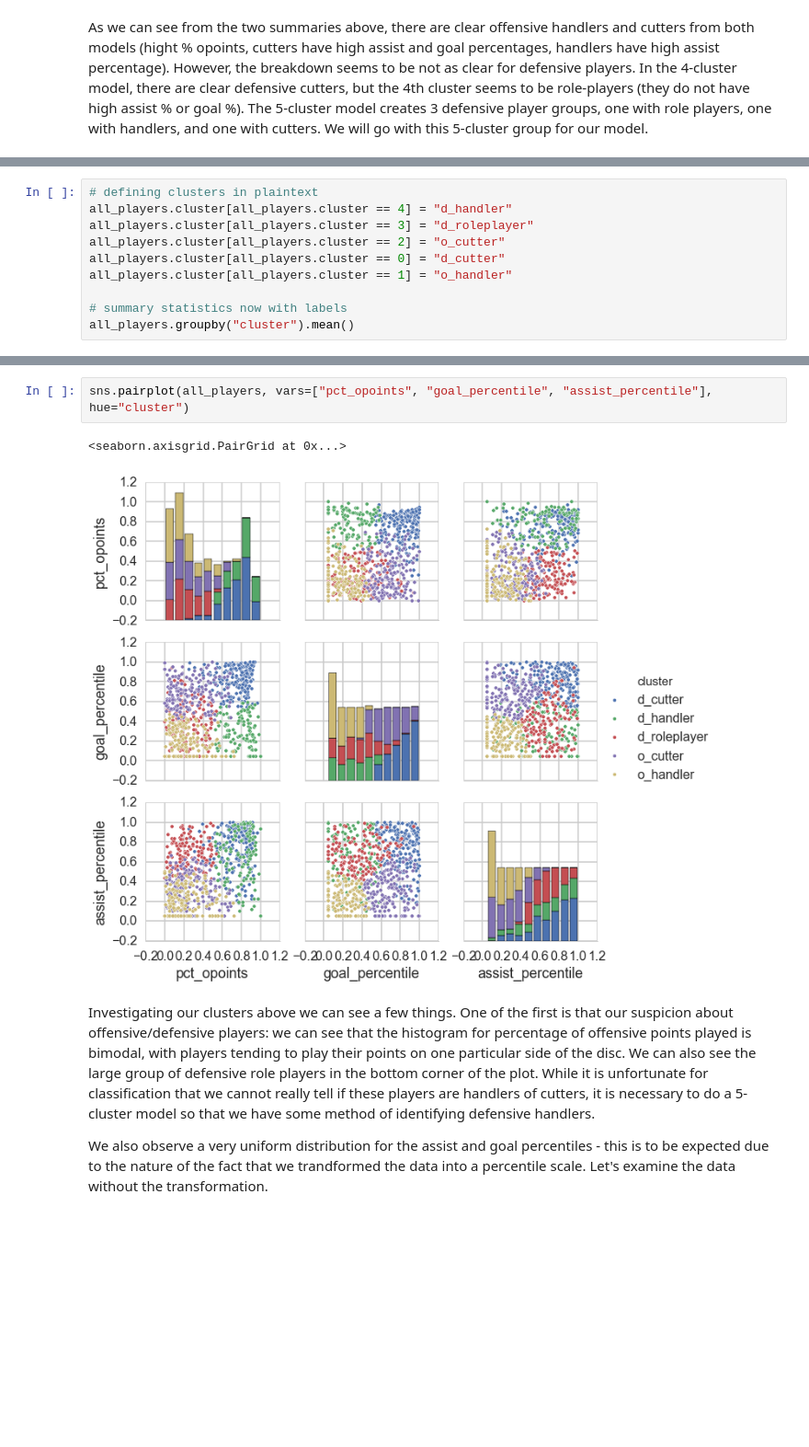
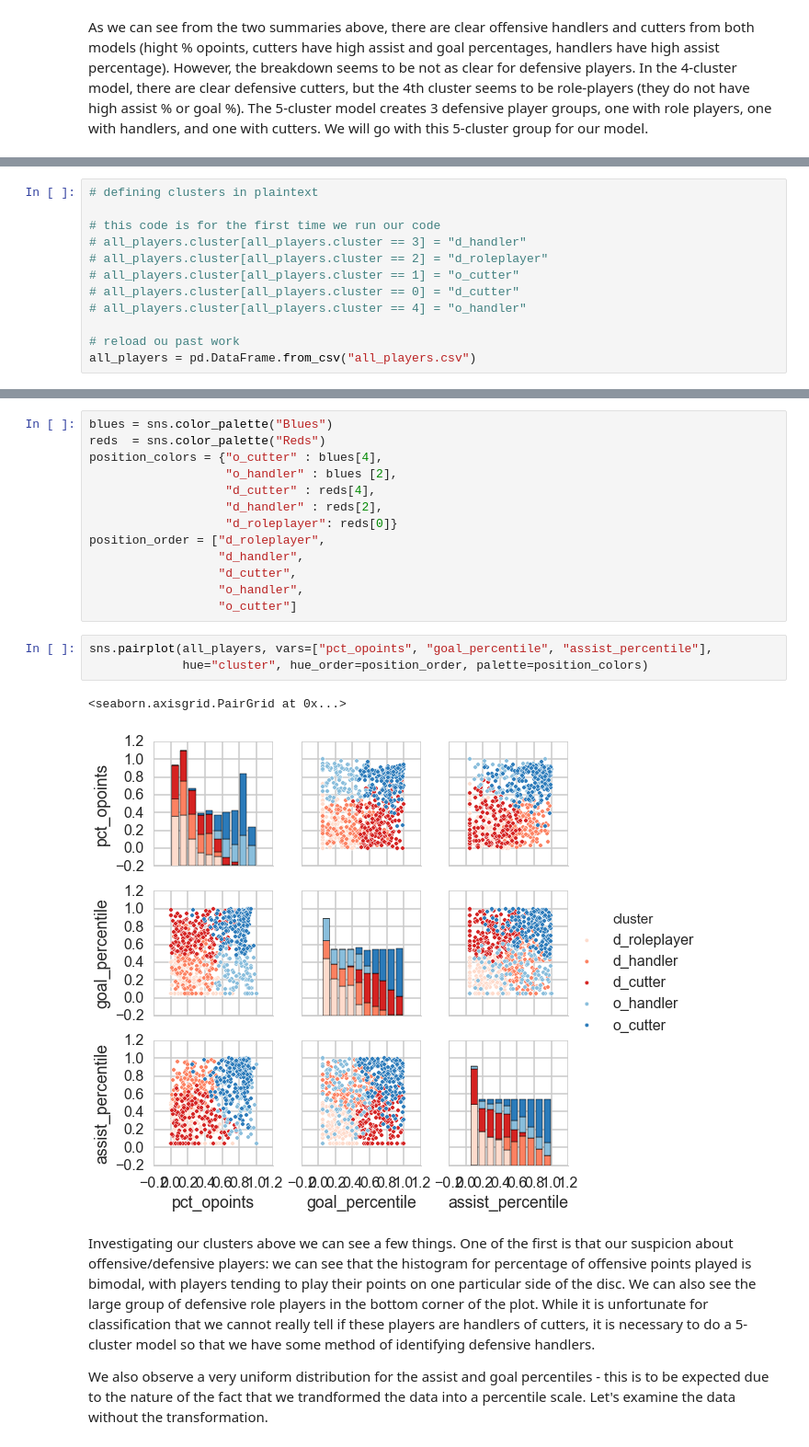
Before and after one commit to karinehsu/cs109-final-project, a Jupyter notebook: MASTER.ipynb, the cells around one changed output, grey strips where cells are left out. Shown at 92% size. Saved outputs shown, nothing was run; the diff lists cells and outputs as text; blank space fills up the shorter version.

Commit message:
Add player-cluster to master processbook

```diff
--- a/MASTER.ipynb
+++ b/MASTER.ipynb
@@ -714,10 +630,12 @@ As we can see from the two summaries above, there are clear offensive handlers a
 # %%
 # defining clusters in plaintext
-all_players.cluster[all_players.cluster == 4] = "d_handler"
-all_players.cluster[all_players.cluster == 3] = "d_roleplayer"
-all_players.cluster[all_players.cluster == 2] = "o_cutter"
-all_players.cluster[all_players.cluster == 0] = "d_cutter"
-all_players.cluster[all_players.cluster == 1] = "o_handler"
 
-# summary statistics now with labels
-all_players.groupby("cluster").mean()
+# this code is for the first time we run our code
+# all_players.cluster[all_players.cluster == 3] = "d_handler"
+# all_players.cluster[all_players.cluster == 2] = "d_roleplayer"
+# all_players.cluster[all_players.cluster == 1] = "o_cutter"
+# all_players.cluster[all_players.cluster == 0] = "d_cutter"
+# all_players.cluster[all_players.cluster == 4] = "o_handler"
+
+# reload ou past work
+all_players = pd.DataFrame.from_csv("all_players.csv")
@@ -736,8 +642,22 @@ See the the caveats in the documentation: http://pandas.pydata.org/pandas-docs/s
+# %%
+blues = sns.color_palette("Blues")
+reds  = sns.color_palette("Reds")
+position_colors = {"o_cutter" : blues[4],
+                   "o_handler" : blues [2],
+                   "d_cutter" : reds[4],
+                   "d_handler" : reds[2],
+                   "d_roleplayer": reds[0]}
+position_order = ["d_roleplayer",
+                  "d_handler",
+                  "d_cutter",
+                  "o_handler",
+                  "o_cutter"]
 # %%
-sns.pairplot(all_players, vars=["pct_opoints", "goal_percentile", "assist_percentile"], hue="cluster")
+sns.pairplot(all_players, vars=["pct_opoints", "goal_percentile", "assist_percentile"],
+             hue="cluster", hue_order=position_order, palette=position_colors)
 # %% [output]
 <seaborn.axisgrid.PairGrid at 0x...>
-[figure, old version]
+[figure, new version]
 # %% [markdown]
 Investigating our clusters above we can see a few things. One of the first is that our suspicion about offensive/defensive players: we can see that the histogram for percentage of offensive points played is bimodal, with players tending to play their points on one particular side of the disc. We can also see the large group of defensive role players in the bottom corner of the plot. While it is unfortunate for classification that we cannot really tell if these players are handlers of cutters, it is necessary to do a 5-cluster model so that we have some method of identifying defensive handlers.
 
```
Also changed, not shown: parts of 83 cells of this notebook, 1 other file.
